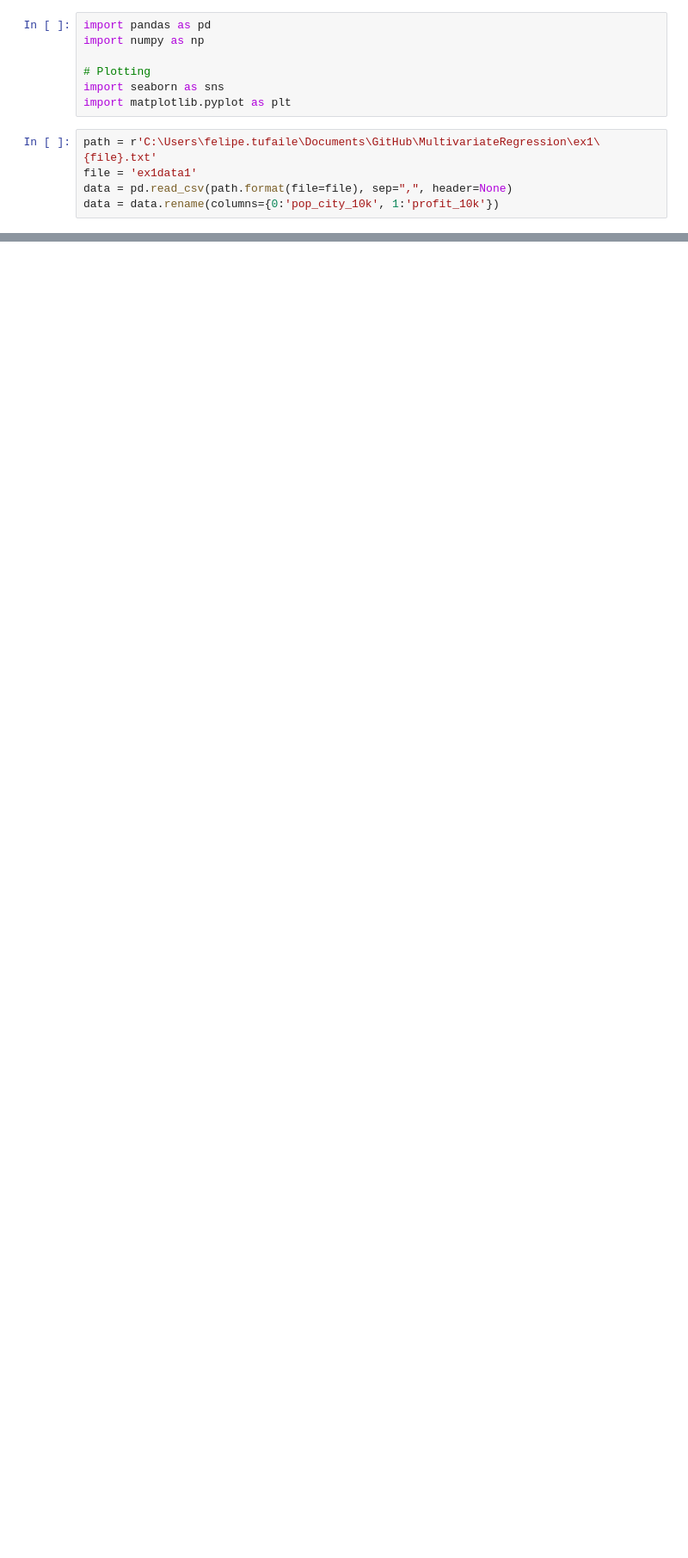
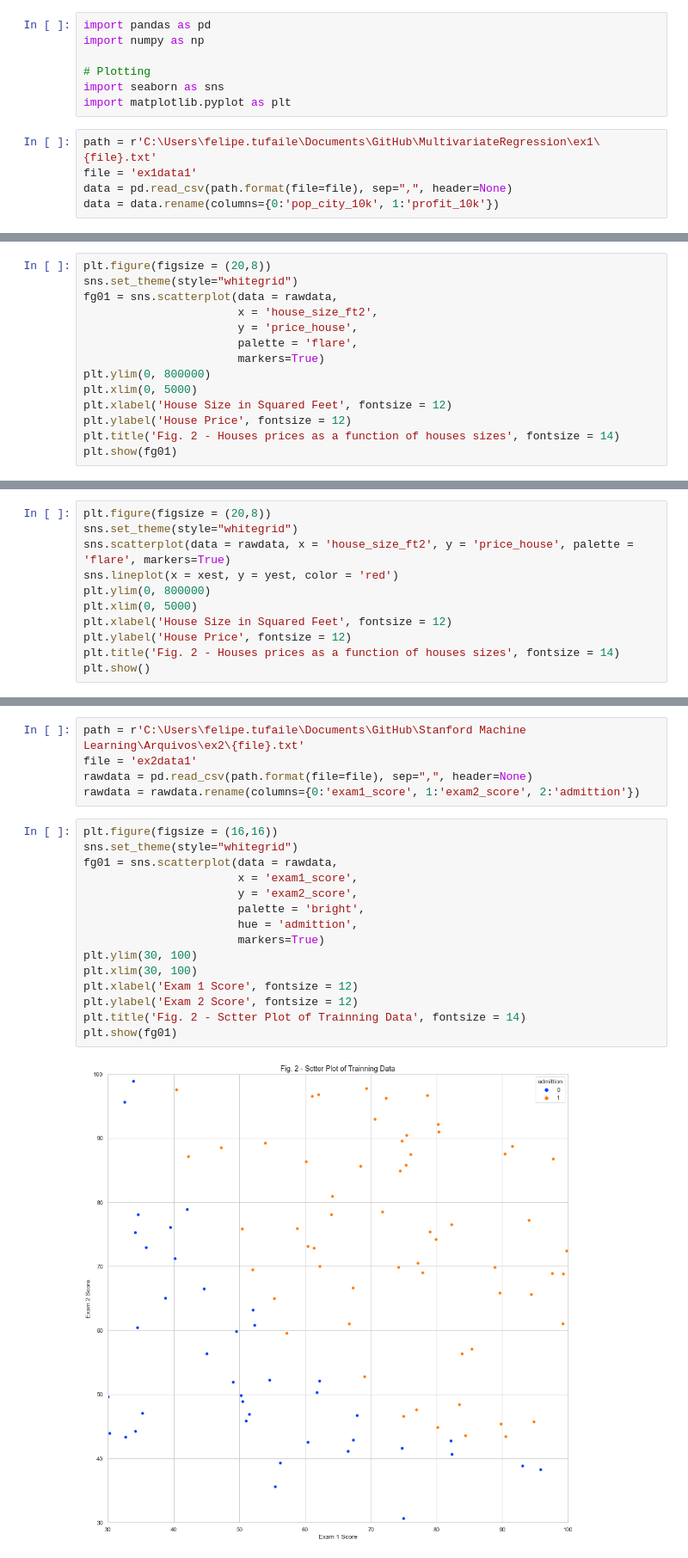
Before and after one commit to FelipeTufaile/MultivariateRegression, a Jupyter notebook: 20211204 - Execicio01.ipynb, the cells around one changed output, grey strips where cells are left out. Shown at 86% size. Cells and saved outputs as stored; diff of their text form; blank space fills up the shorter version.

```diff
--- a/20211204 - Execicio01.ipynb
+++ b/20211204 - Execicio01.ipynb
@@ -84,0 +201,14 @@ y, x, th, it, a, j = return_arrays(data=data, y = 'profit_10k', features = ['pop
+# %%
+plt.figure(figsize = (20,8))
+sns.set_theme(style="whitegrid")
+fg01 = sns.scatterplot(data = rawdata,
+                       x = 'house_size_ft2',
+                       y = 'price_house',
+                       palette = 'flare',
+                       markers=True)
+plt.ylim(0, 800000)
+plt.xlim(0, 5000)
+plt.xlabel('House Size in Squared Feet', fontsize = 12)
+plt.ylabel('House Price', fontsize = 12)
+plt.title('Fig. 2 - Houses prices as a function of houses sizes', fontsize = 14)
+plt.show(fg01)
@@ -84,0 +254,11 @@ y, x, th, it, a, j = return_arrays(data=data, y = 'profit_10k', features = ['pop
+# %%
+plt.figure(figsize = (20,8))
+sns.set_theme(style="whitegrid")
+sns.scatterplot(data = rawdata, x = 'house_size_ft2', y = 'price_house', palette = 'flare', markers=True)
+sns.lineplot(x = xest, y = yest, color = 'red')
+plt.ylim(0, 800000)
+plt.xlim(0, 5000)
+plt.xlabel('House Size in Squared Feet', fontsize = 12)
+plt.ylabel('House Price', fontsize = 12)
+plt.title('Fig. 2 - Houses prices as a function of houses sizes', fontsize = 14)
+plt.show()
@@ -84,0 +267,22 @@ y, x, th, it, a, j = return_arrays(data=data, y = 'profit_10k', features = ['pop
+# %%
+path = r'C:\Users\felipe.tufaile\Documents\GitHub\Stanford Machine Learning\Arquivos\ex2\{file}.txt'
+file = 'ex2data1'
+rawdata = pd.read_csv(path.format(file=file), sep=",", header=None)
+rawdata = rawdata.rename(columns={0:'exam1_score', 1:'exam2_score', 2:'admittion'})
+# %%
+plt.figure(figsize = (16,16))
+sns.set_theme(style="whitegrid")
+fg01 = sns.scatterplot(data = rawdata,
+                       x = 'exam1_score',
+                       y = 'exam2_score',
+                       palette = 'bright',
+                       hue = 'admittion',
+                       markers=True)
+plt.ylim(30, 100)
+plt.xlim(30, 100)
+plt.xlabel('Exam 1 Score', fontsize = 12)
+plt.ylabel('Exam 2 Score', fontsize = 12)
+plt.title('Fig. 2 - Sctter Plot of Trainning Data', fontsize = 14)
+plt.show(fg01)
+# %% [output]
+[figure, added]
```
Also changed, not shown: parts of 21 cells of this notebook.
